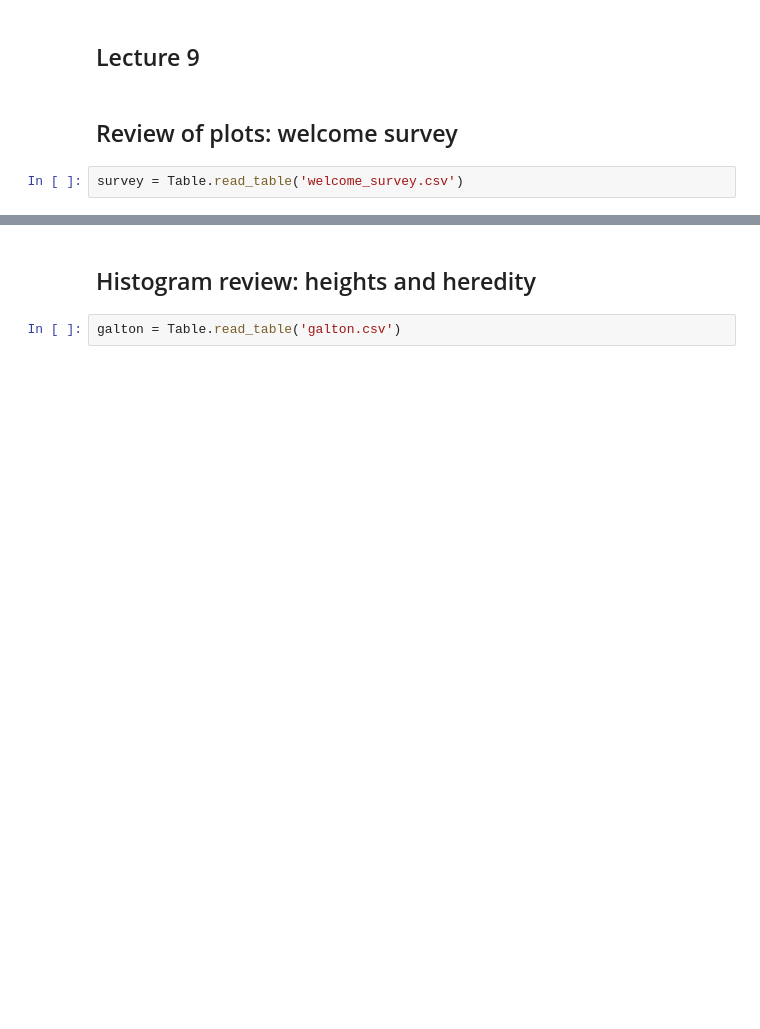
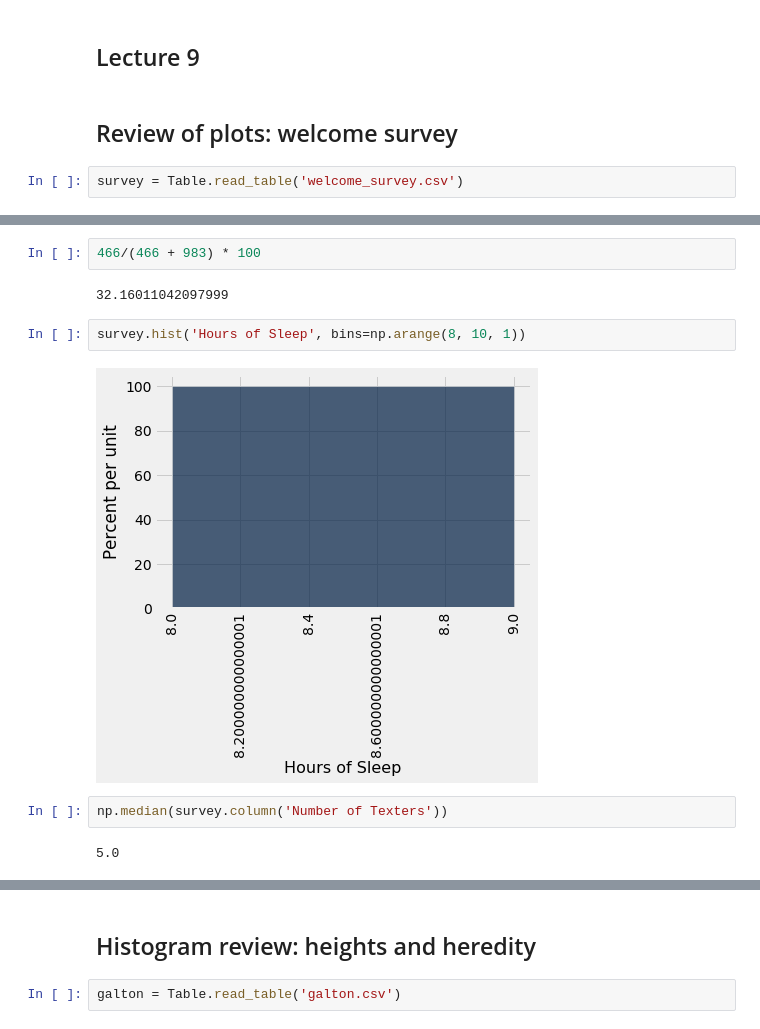
Before and after one commit to data-8/materials-sp19, a Jupyter notebook: lec/lec09.ipynb, the cells around one changed output, grey strips where cells are left out. Drawn from its saved outputs; the diff is of its cells as text; blank space fills up the shorter version.

```diff
--- a/lec/lec09.ipynb
+++ b/lec/lec09.ipynb
@@ -13,0 +53,12 @@ survey = Table.read_table('welcome_survey.csv')
+# %%
+466/(466 + 983) * 100
+# %% [output]
+32.16011042097999
+# %%
+survey.hist('Hours of Sleep', bins=np.arange(8, 10, 1))
+# %% [output]
+[figure, added]
+# %%
+np.median(survey.column('Number of Texters'))
+# %% [output]
+5.0
```
Also changed, not shown: parts of 46 cells of this notebook, 1 other file.
